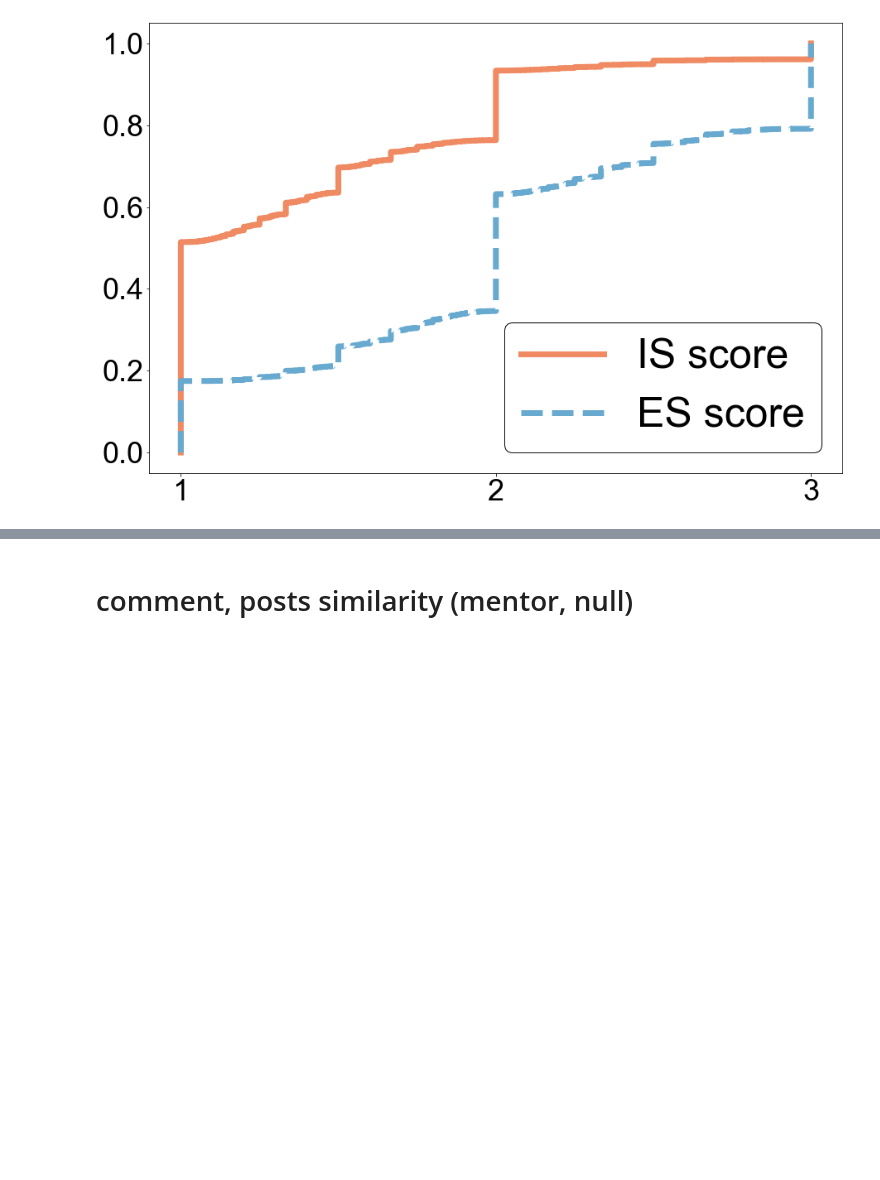
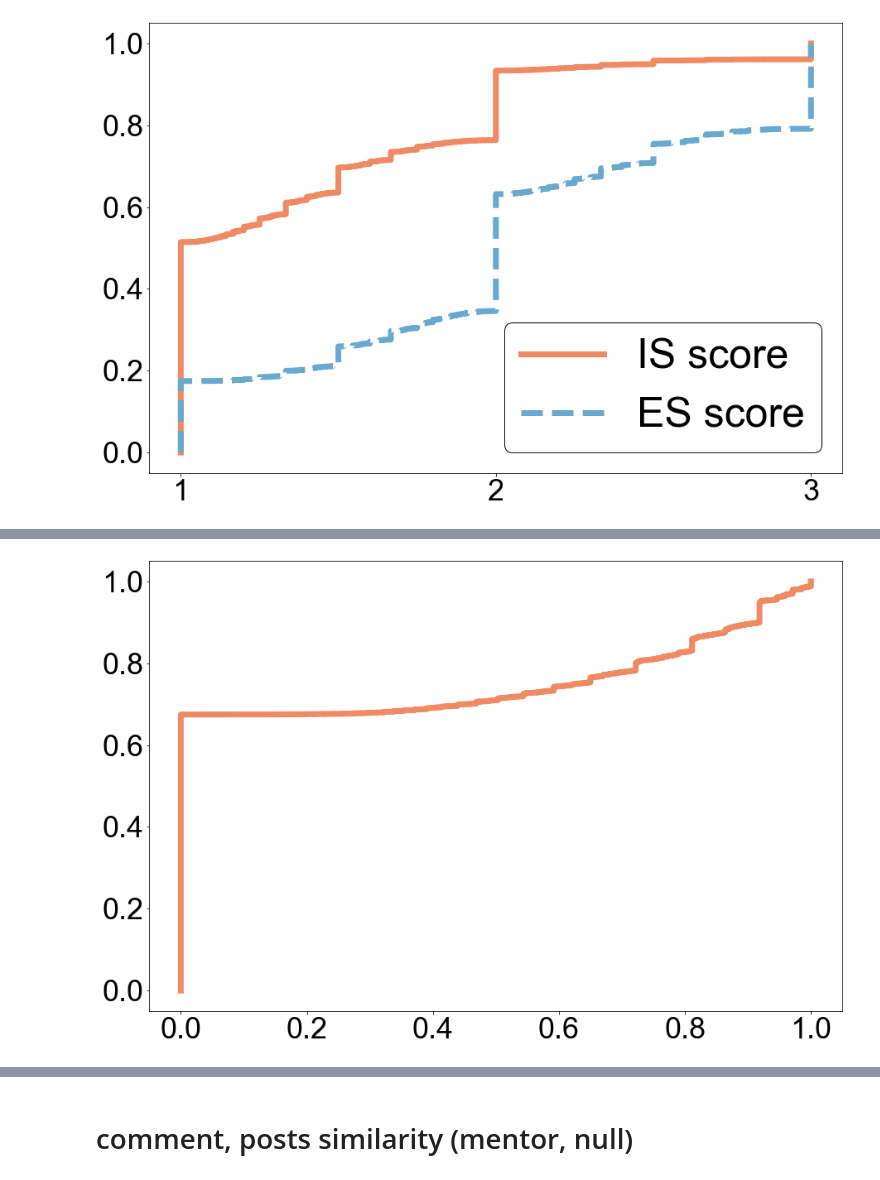
Before and after one commit to tr0up2r/plotting-and-graph-analysis, a Jupyter notebook: cdf_from_zero.ipynb, the cells around one changed output, grey strips where cells are left out. Cells and saved outputs as stored; diff of their text form; code cells hidden in the pictures; blank space fills up the shorter version.

```diff
--- a/cdf_from_zero.ipynb
+++ b/cdf_from_zero.ipynb
@@ -299,0 +327,7 @@ draw_multiple_cdf_normalize_y(np_result_list4, "cdf_average_is_es_scores", color
+# %%
+np_result_list6 = []
+np_result_list6.append(np.array(subreddit_df['subreddit_entropy'].tolist()))
+
+draw_multiple_cdf_normalize_y(np_result_list6, "cdf_entropy_of_subreddit_by_community", colors, 'entropy', legends, linestyles, False)
+# %% [output]
+[figure, added]
```
Also changed, not shown: parts of 5 cells of this notebook, 1 other file.
